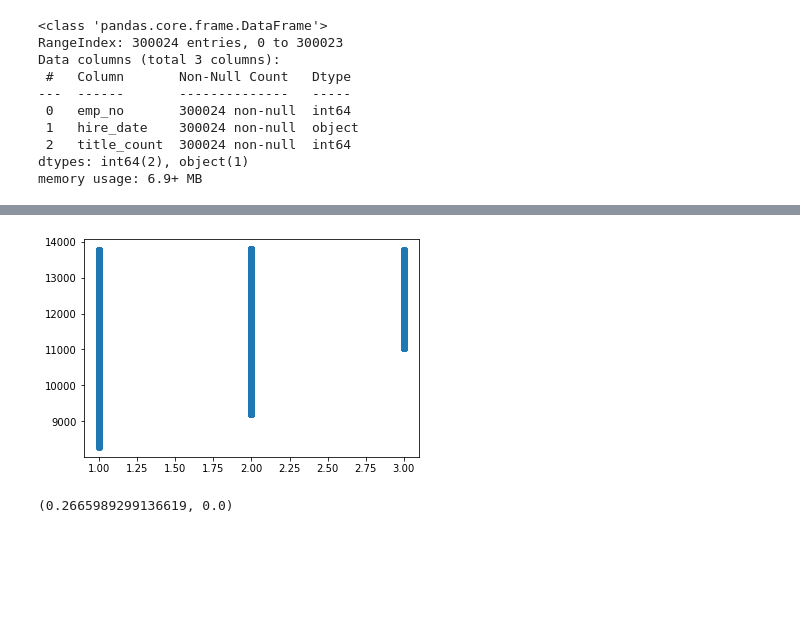
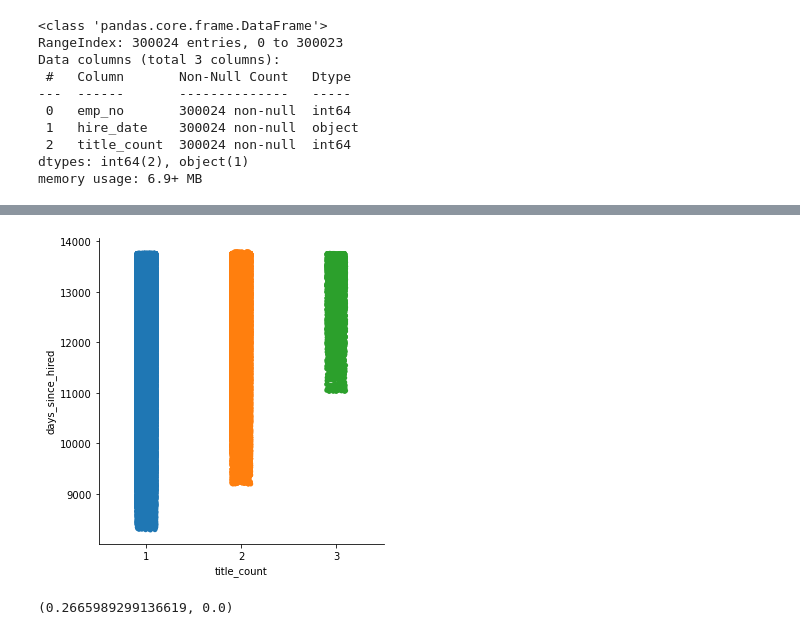
Before and after one commit to markydoug/statistics-exercises, a Jupyter notebook: hypothesis_testing.ipynb, the cells around one changed output, grey strips where cells are left out. Cells and saved outputs as stored; diff of their text form; code cells hidden in the pictures; blank space fills up the shorter version.

```diff
--- a/hypothesis_testing.ipynb
+++ b/hypothesis_testing.ipynb
@@ -674,7 +783,7 @@ employee_title_df.head()
 # %%
-plt.scatter(x=employee_title_df.title_count, y=employee_title_df.days_since_hired);
+sns.catplot(data=employee_title_df, x='title_count', y='days_since_hired');
 # %% [output]
-[figure, old version]
+[figure, new version]
 # %%
 r, p = stats.pearsonr(employee_title_df.title_count, employee_title_df.days_since_hired)
 r, p
```
Also changed, not shown: parts of 61 cells of this notebook.
